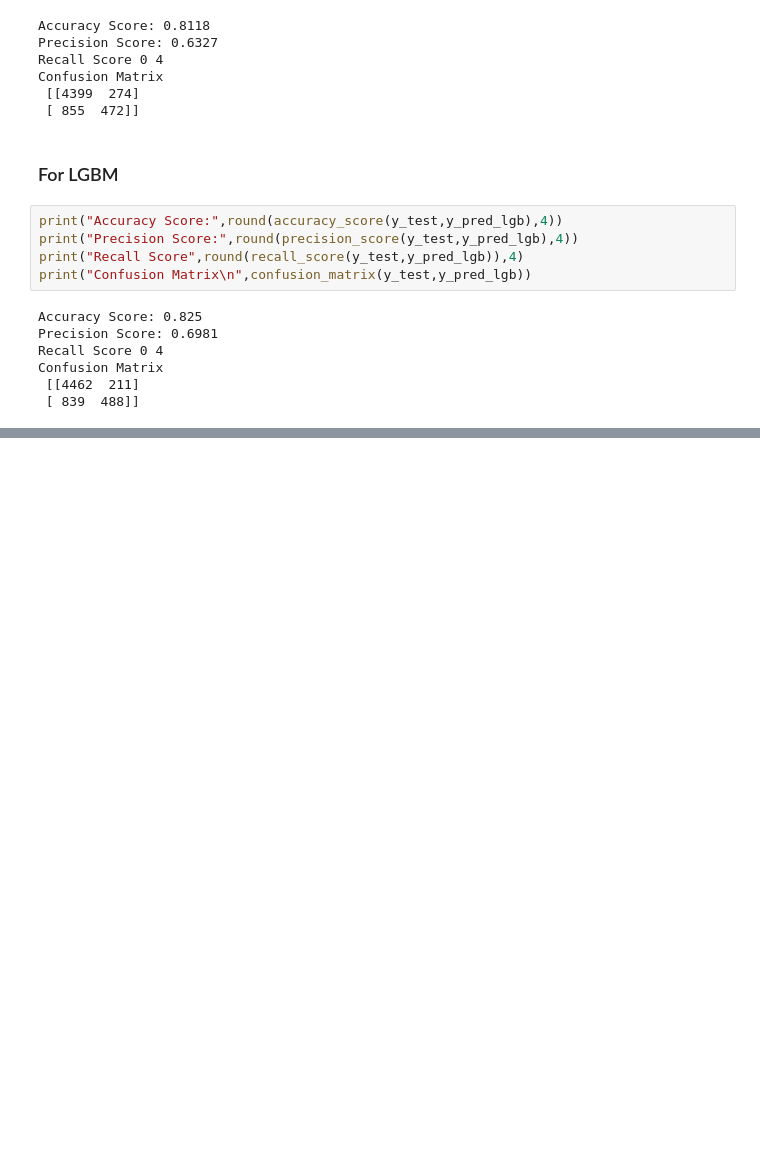
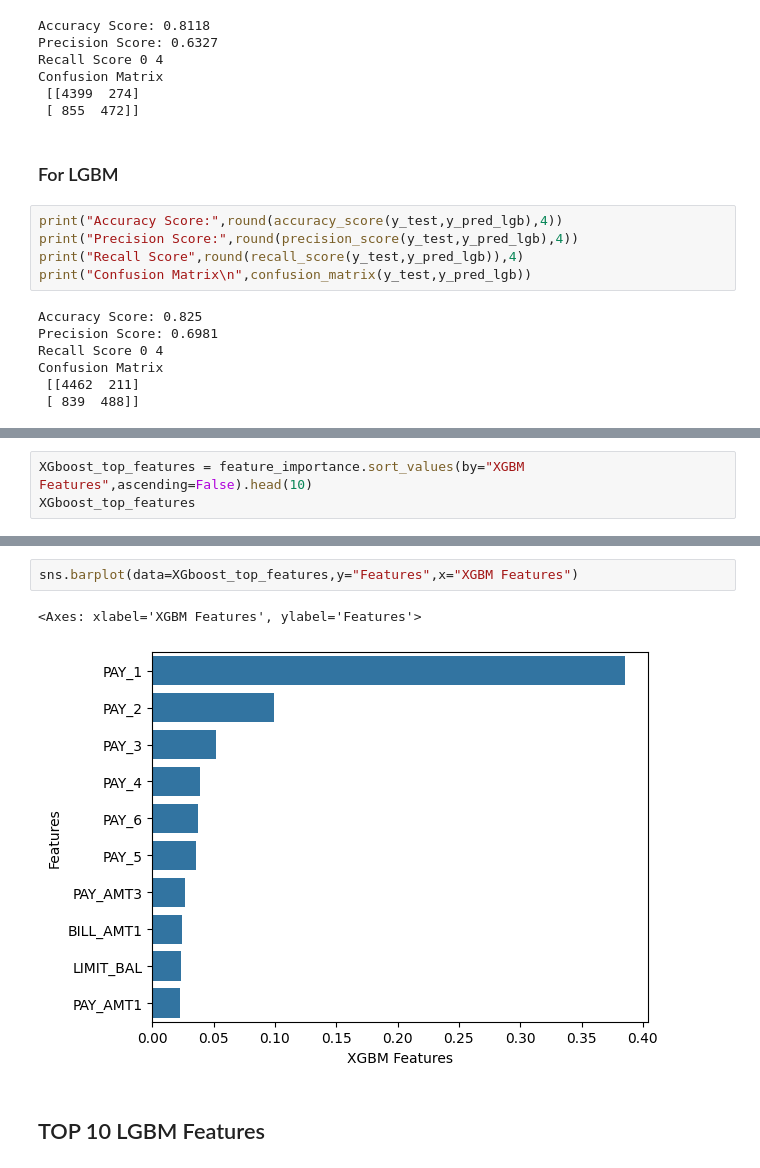
Before and after one commit to sujinoven/Machine_Learning, a Jupyter notebook: 13_LGBM/Comparative Analysis.ipynb, the cells around one changed output, grey strips where cells are left out. Cells and saved outputs as stored; diff of their text form; blank space fills up the shorter version.

```diff
--- a/13_LGBM/Comparative Analysis.ipynb
+++ b/13_LGBM/Comparative Analysis.ipynb
@@ -354,0 +442,3 @@ Confusion Matrix
+# %%
+XGboost_top_features = feature_importance.sort_values(by="XGBM Features",ascending=False).head(10)
+XGboost_top_features
@@ -354,0 +457,7 @@ Confusion Matrix
+# %%
+sns.barplot(data=XGboost_top_features,y="Features",x="XGBM Features")
+# %% [output]
+<Axes: xlabel='XGBM Features', ylabel='Features'>
+[figure, added]
+# %% [markdown]
+## TOP 10 LGBM Features
```
Also changed, not shown: parts of 20 cells of this notebook, 1 other file.
